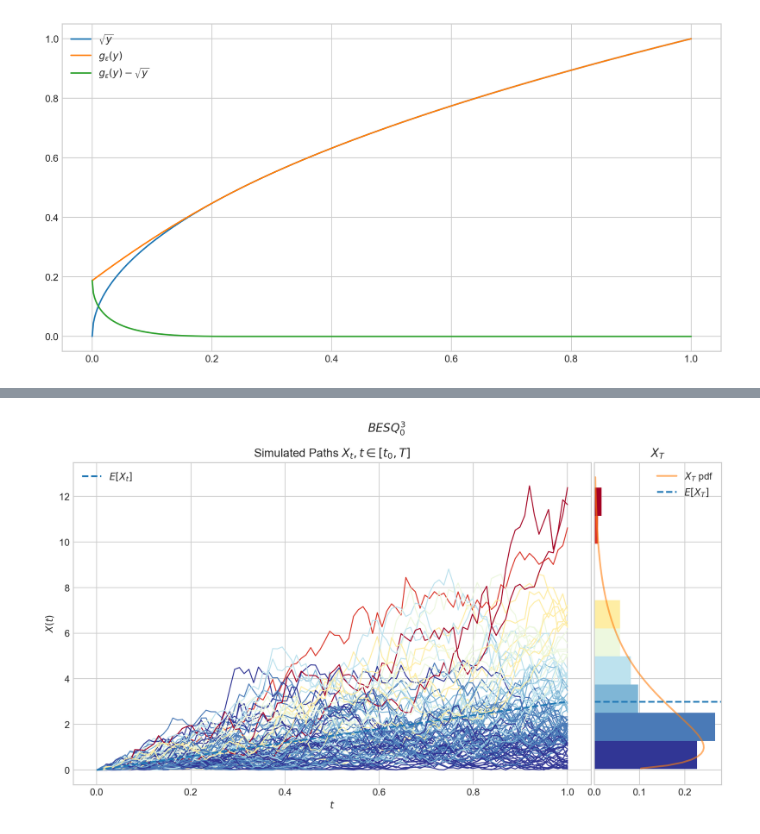
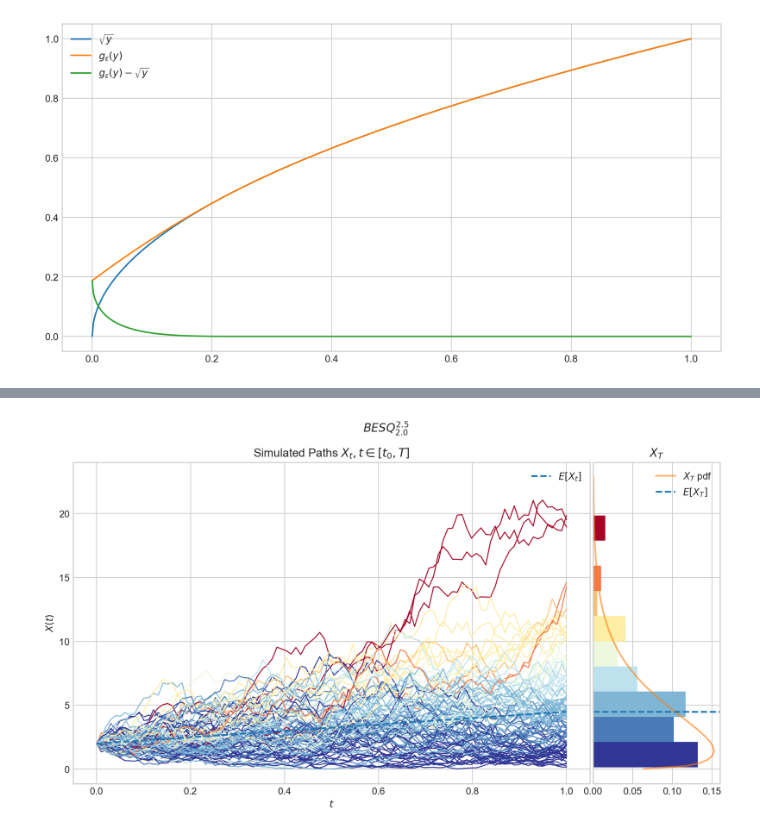
Before and after one commit to quantgirluk/Understanding-Quantitative-Finance, a Jupyter notebook: UQF/bessel_processes.ipynb, the cells around one changed output, grey strips where cells are left out. Drawn from its saved outputs; the diff is of its cells as text; code cells hidden in the pictures.

```diff
--- a/UQF/bessel_processes.ipynb
+++ b/UQF/bessel_processes.ipynb
@@ -564,5 +590,6 @@ plt.show()
 # %%
-# besq = BESQProcess(dim=3)
-# besq.draw(n=100, N=100);
+from aleatory.processes import BESQProcess
+bes = BESQProcess(dim=2.5, initial=2.0)
+bes.draw(n=100, N=100)
 # %% [output]
-[figure, old version]
+[figure, new version]
```
Also changed, not shown: parts of 13 cells of this notebook.
